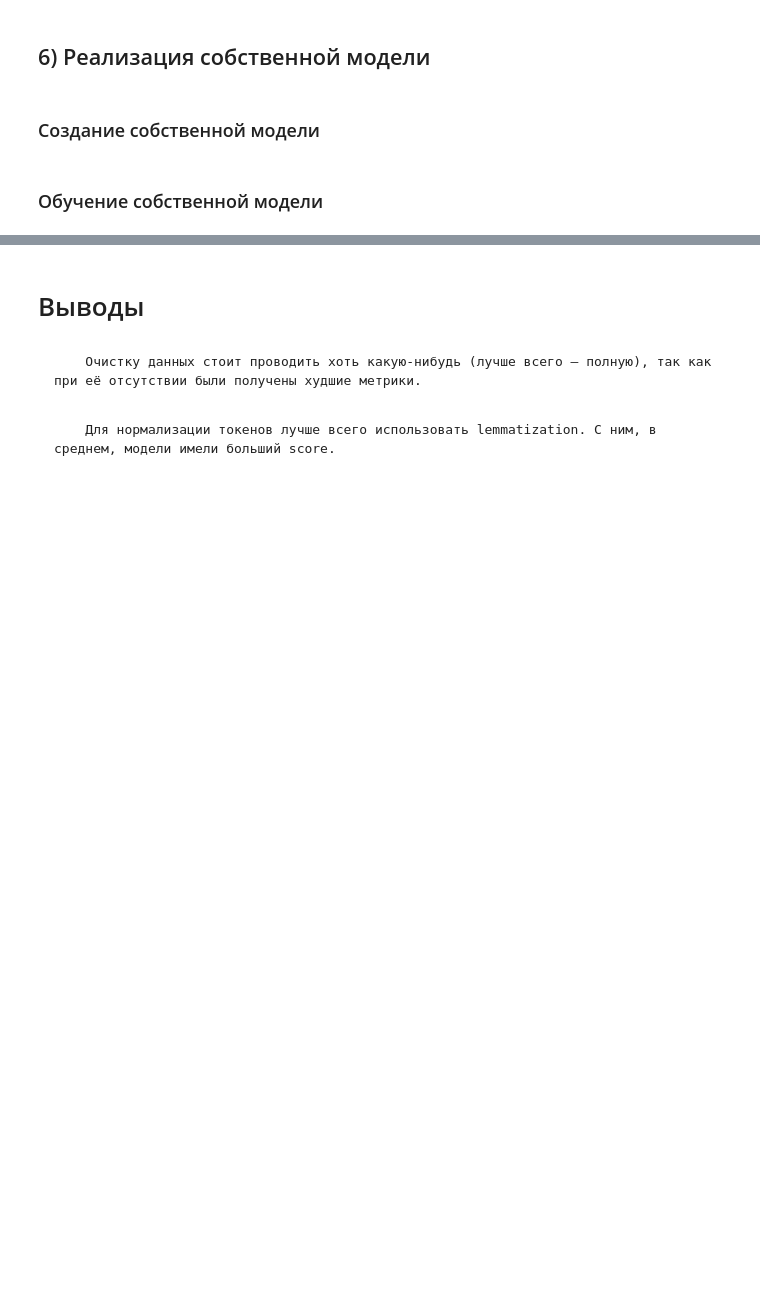
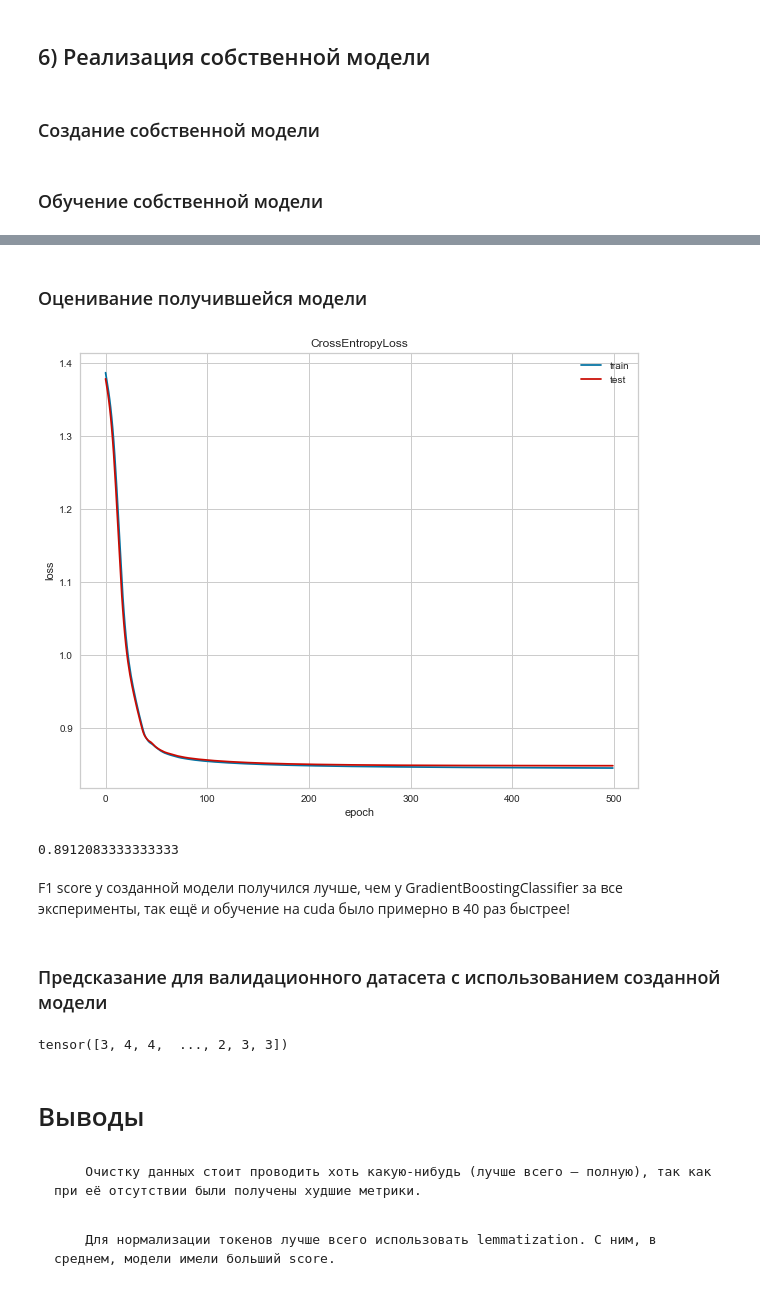
Before and after one commit to DenisKabanov/machine_learning, a Jupyter notebook: lab2/task2.ipynb, the cells around one changed output, grey strips where cells are left out. Drawn from its saved outputs; the diff is of its cells as text; code cells hidden in the pictures; blank space fills up the shorter version.

```diff
--- a/lab2/task2.ipynb
+++ b/lab2/task2.ipynb
@@ -862,0 +985,12 @@ plt.show() # вывод графика
+# %%
+skip = set() # set для токенов, что будут пропущены
+
+for token in unique_tokens_freq.keys():
+    for comb in [[0,2], [0,3], [2,3]]: # идём по комбинациям типов новостей (без Sports, у него был бы индекс - 1)
+        if unique_tokens_freq[token][comb[0]] == 0 or unique_tokens_freq[token][comb[1]] == 0: # пропускаем пары, у которых токены встречались 0 раз
+            continue
+        diff = abs(unique_tokens_freq[token][comb[0]] - unique_tokens_freq[token][comb[1]]) / max(unique_tokens_freq[token][comb[0]], unique_tokens_freq[token][comb[1]]) # считаем разницу значений, как модуль разности, делённый на максимальное из значений
+        if diff < 2/10: # если разница менее 20%, то запоминаем такой токен
+            print(f"Diff={diff:.3f}, categories: {comb[0]+1} {comb[1]+1}, token: '{token}'")
+            skip.add(token)
+            break
@@ -862,0 +1048,7 @@ plt.show() # вывод графика
+# %%
+with open(f"preds/pred_all_lem_glove_skip_tokens.pkl", 'rb') as f: # чтение файла
+    Y_pred = pickle.load(f) # загрузка получившиеся предсказания
+with open(f"preds/true.pkl", 'rb') as f: # чтение файла
+    Y_test = pickle.load(f) # загрузка ожидаемых предсказаний
+
+f1_score(Y_test, Y_pred, average="micro") # считаем F1 score (average="micro" считает средний F1 score для всех классов - то есть глобально, подсчитывая общее количество TP, FN, FP)
@@ -870,0 +1095,10 @@ plt.show() # вывод графика
+# %%
+targets = pd.read_csv("data/train.csv")["Class Index"] # взятие таргетов из начального датасета
+target_probability = torch.zeros((targets.shape[0], 4), dtype=dtype, device=device) # тензор вероятностей для каждого из четырёх классов в таргете (на данный момент заполнен нулями)
+for i in range(targets.shape[0]): # идём по всем таргетам
+    target_probability[i][int(targets[i])-1] = 1. # ставим вероятность в 1 для нужного класса (int(targets[i])-1 так как классы у нас идут с 1 до 4 в датасете в формате float, а для индексов нужен int от 0 ло 3)
+
+with open(f"data/vectorized/data_train_all_lem_glove.pkl", 'rb') as f: # чтение файла
+    features = torch.tensor(pickle.load(f), dtype=dtype, device=device) # загрузка получившихся векторов
+
+X_train, X_test, Y_train, Y_test = train_test_split(features, target_probability, test_size=test_size, random_state=random_state) # делаем train-test split
@@ -870,0 +1161,28 @@ plt.show() # вывод графика
+# %% [markdown]
+### Оценивание получившейся модели
+# %%
+with open(f"preds/pred_all_lem_glove_custom.pkl", 'rb') as f: # открытие файла для чтения (b - бинарной)
+    Y_pred = pickle.load(f) # загрузка сохранённых предсказаний
+with open(f"preds/true.pkl", 'rb') as f: # открытие файла для чтения (b - бинарной)
+    Y_test = pickle.load(f) # сохранение значения loss
+with open(f"losses/loss_all_lem_glove_custom.pkl", 'rb') as f: # открытие файла для чтения (b - бинарной)
+    losses = pickle.load(f) # загрузка сохранённого loss
+# %%
+plt.figure(figsize=(10,8)) # задание размера графика
+plt.plot(losses["train"], "b", label='train') # построение BCE loss на обучении
+plt.plot(losses["test"], "r", label='test') # построение BCE loss на тестирование
+plt.title('CrossEntropyLoss') # название графика
+plt.xlabel('epoch') # подпись по оси x
+plt.ylabel('loss') # подпись по оси y
+plt.legend() # вывод названий графиков
+plt.show() # вывод графика
+# %% [output]
+[figure, added]
+# %%
+f1_score(Y_test, Y_pred, average="micro") # считаем F1 score (average="micro" считает средний F1 score для всех классов - то есть глобально, подсчитывая общее количество TP, FN, FP)
+# %% [output]
+0.8912083333333333
+# %% [markdown]
+F1 score у созданной модели получился лучше, чем у GradientBoostingClassifier за все эксперименты, так ещё и обучение на cuda было примерно в 40 раз быстрее!
+# %% [markdown]
+### Предсказание для валидационного датасета с использованием созданной модели
@@ -870,0 +1195,6 @@ plt.show() # вывод графика
+# %%
+pred = model(vectors)
+pred = model.argmax(pred, dim=1) + 1
+pred
+# %% [output]
+tensor([3, 4, 4,  ..., 2, 3, 3])
```
Also changed, not shown: parts of 73 cells of this notebook, 10 other files.
